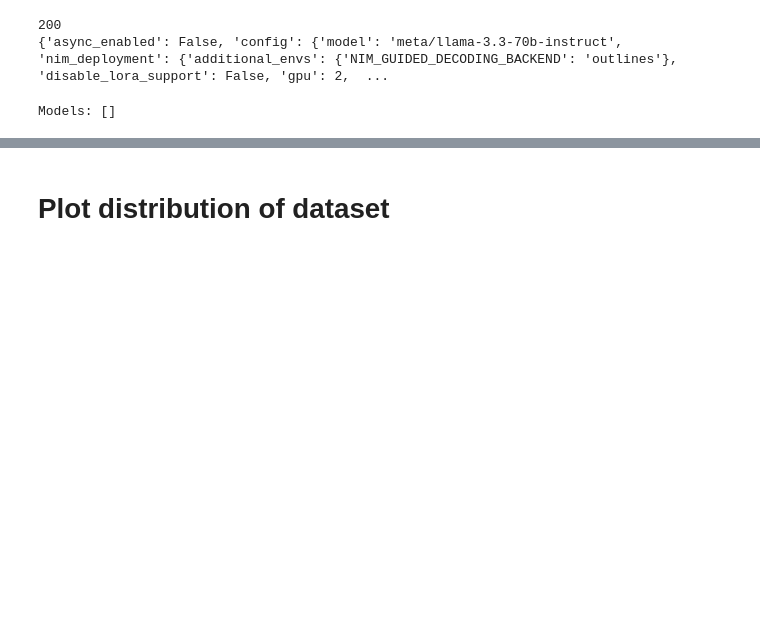
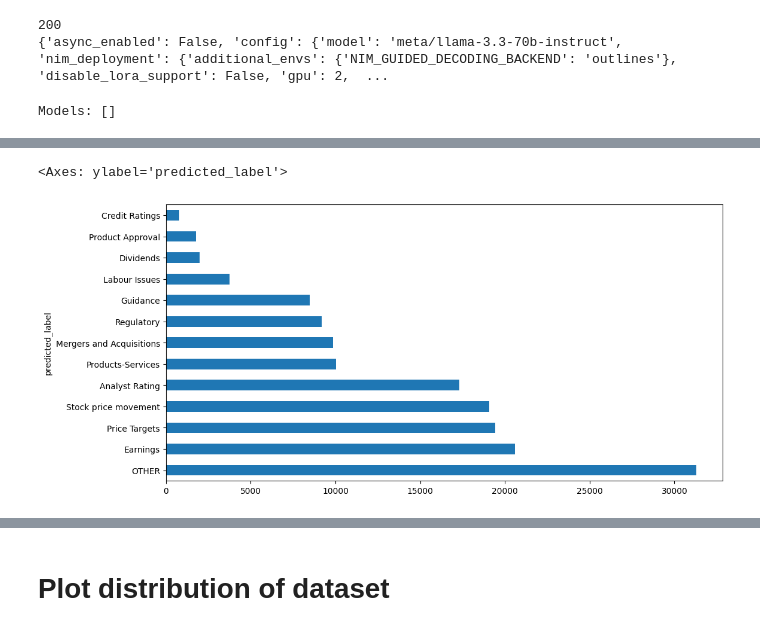
Before and after one commit to dhruvdnvi/data-flywheel-fsi, a Jupyter notebook: notebooks/teacher-model-labels.ipynb, the cells around one changed output, grey strips where cells are left out. Saved outputs shown, nothing was run; the diff lists cells and outputs as text; code cells hidden in the pictures; blank space fills up the shorter version.

Commit message:
teacher model label updates

```diff
--- a/notebooks/teacher-model-labels.ipynb
+++ b/notebooks/teacher-model-labels.ipynb
@@ -410,3 +436,8 @@ Column(['[[other]]', '[[stock price movement]]', '[[products-services]]', '[[gui
+# %%
+df_clean.groupby('predicted_label').size().sort_values(ascending=False).plot(kind='barh', figsize=(12, 6))
+# %% [output]
+<Axes: ylabel='predicted_label'>
+[figure, added]
 # %%
 # First, list all deployments to see what exists
 list_model_deployments("http://nemo.test")
```
Also changed, not shown: parts of 12 cells of this notebook, 1 other file.
